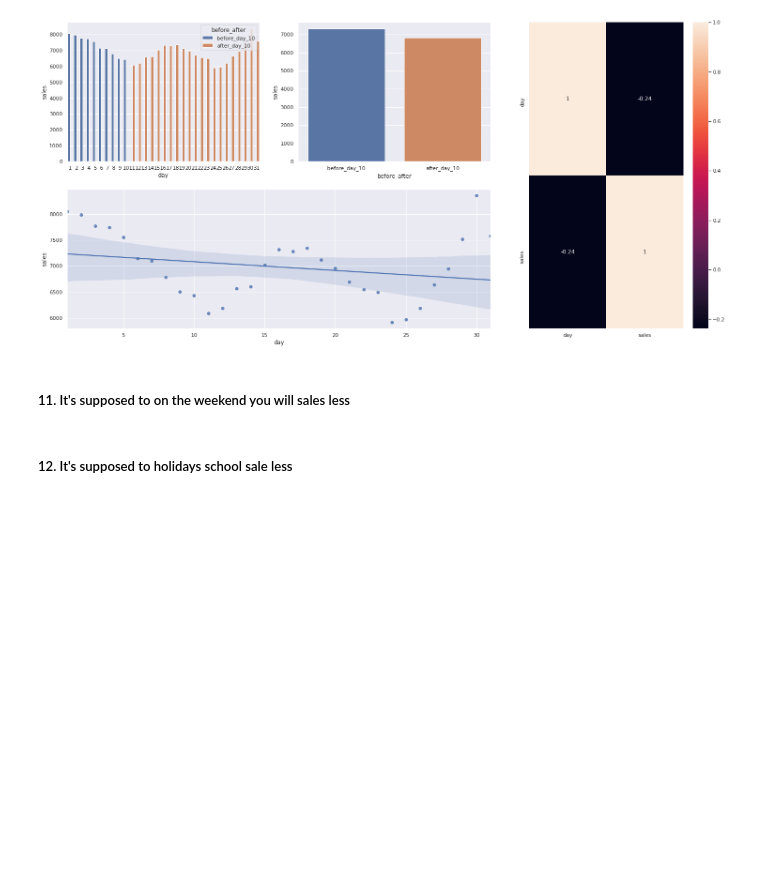
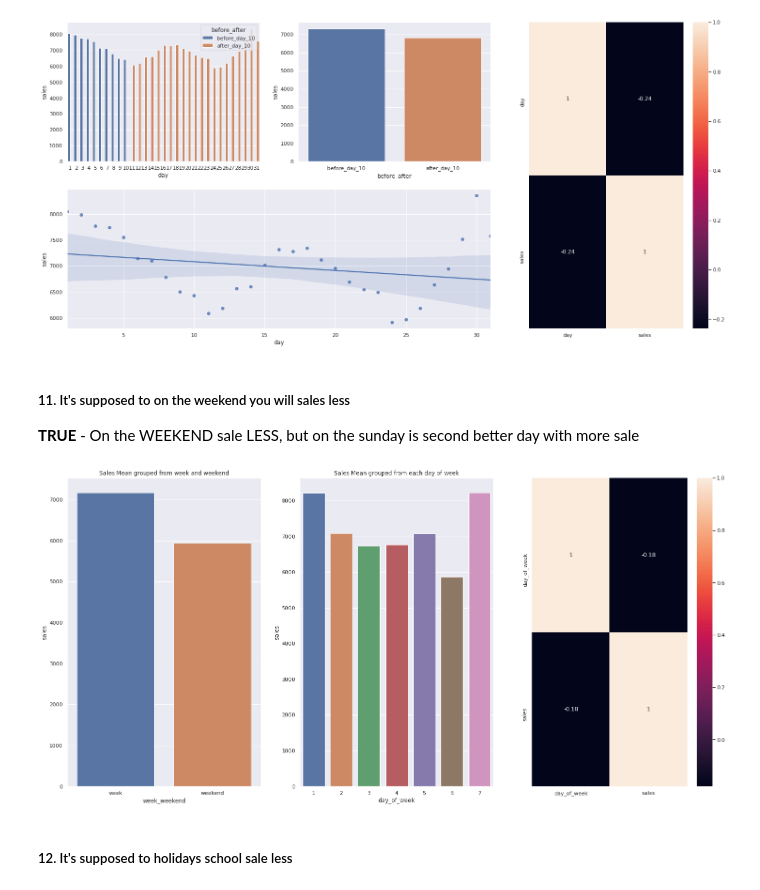
Before and after one commit to diegopmayer/rossman_sales_forecast, a Jupyter notebook: exploratory_data_analysis.ipynb, the cells around one changed output. Saved outputs shown, nothing was run; the diff lists cells and outputs as text; code cells hidden in the pictures; blank space fills up the shorter version.

```diff
--- a/exploratory_data_analysis.ipynb
+++ b/exploratory_data_analysis.ipynb
@@ -1101,6 +1102,25 @@ sns.heatmap(day_sales.corr(method='pearson'), annot=True);
 [figure]
 # %% [markdown]
 #####  11. It's supposed to on the weekend you will sales less
+**TRUE** - On the WEEKEND sale LESS, but on the sunday is second better day with more sale
+# %%
+df_week_end = df4[['day_of_week', 'sales']].copy()
+df_week_end['week_weekend'] = df_week_end['day_of_week'].apply( lambda x: 'week' if x <=5 else 'weekend' )
+df_week_gp = df_week_end.groupby('week_weekend').mean().reset_index()
+
+grid = GridSpec(1,3)
+
+plt.subplot(grid[0,0], title='Sales Mean grouped from week and weekend')
+sns.barplot(x='week_weekend', y='sales', data=df_week_gp);
+
+plt.subplot(grid[0,1], title='Sales Mean grouped from each day of week')
+day_week_sales = df4[['day_of_week', 'sales']].groupby('day_of_week').mean().reset_index()
+sns.barplot(x='day_of_week', y='sales', data=day_week_sales);
+
+plt.subplot(grid[0,2])
+sns.heatmap(df4[['day_of_week', 'sales']].corr(method='pearson'), annot=True);
+# %% [output]
+[figure, added]
 # %% [markdown]
 #####  12. It's supposed to holidays school sale less
 # %% [markdown]
```
Also changed, not shown: parts of 1 cell of this notebook.
